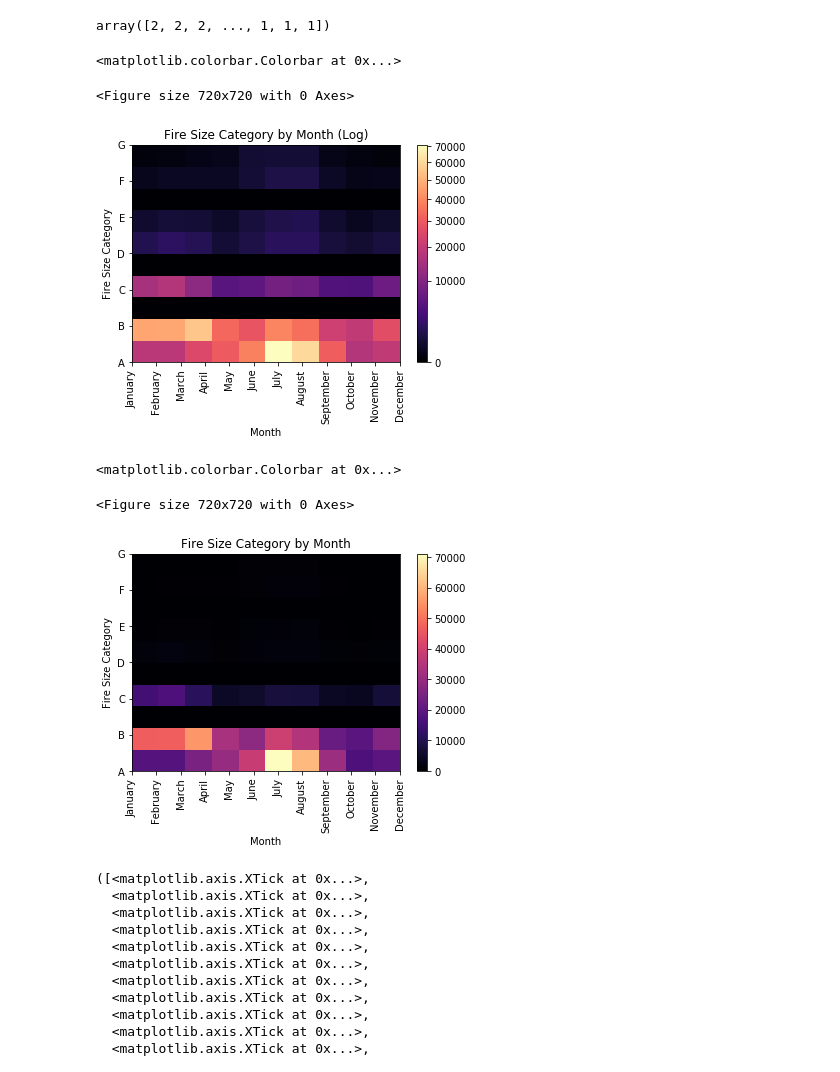
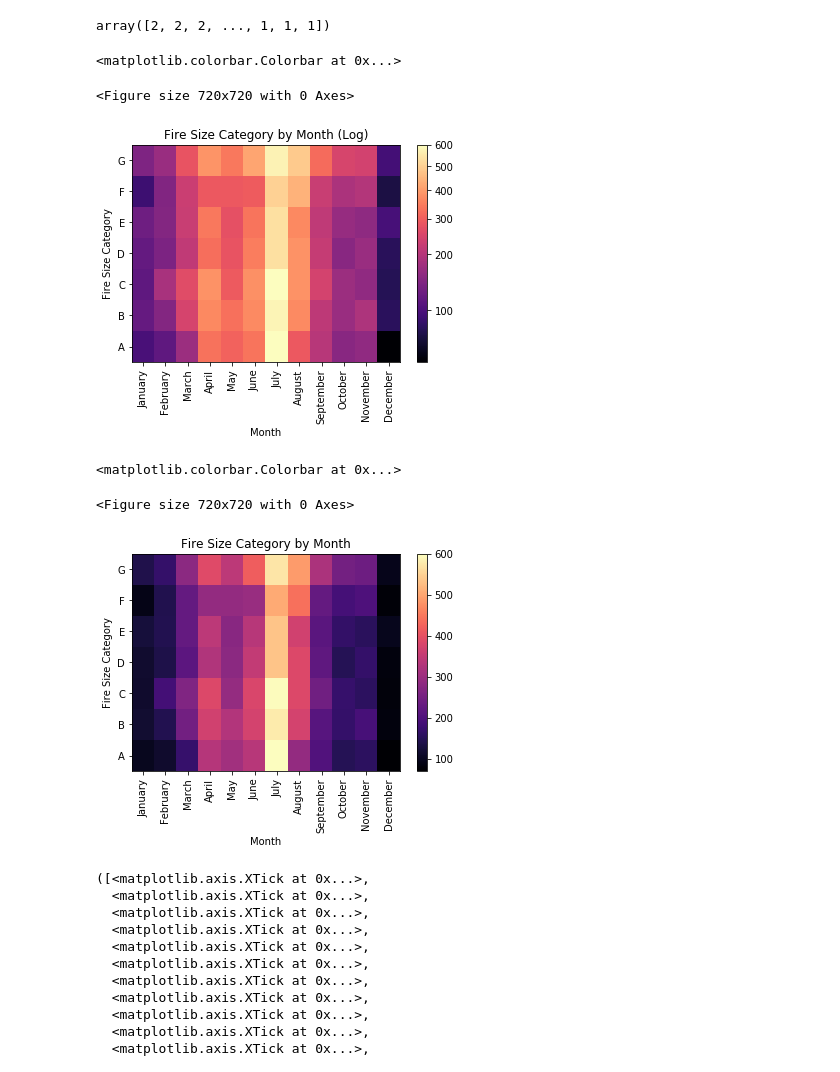
Before and after one commit to li-mc/wildfire_data, a Jupyter notebook: analysis_using_starting_features.ipynb, the cells around one changed output. Saved outputs shown, nothing was run; the diff lists cells and outputs as text; code cells hidden in the pictures.

```diff
--- a/analysis_using_starting_features.ipynb
+++ b/analysis_using_starting_features.ipynb
@@ -115,41 +181,41 @@ array([2, 2, 2, ..., 1, 1, 1])
 # %%
 plt.figure(figsize=(10,10));
 fig, ax = plt.subplots()
 plt.set_cmap('magma')
 import matplotlib.colors as mcolors
 gamma = 0.5
+X_train_feat = np.array(X_train['DISCOVERY_DATETIME']).reshape(-1,1)
 
-h = plt.hist2d(X_train_feat.transpose()[0], np.array(y_train),  norm=mcolors.PowerNorm(gamma))
+h = plt.hist2d(X_train_feat.transpose()[0], np.array(y_train),  norm=mcolors.PowerNorm(gamma), bins=[np.arange(1, 14), np.arange(1,9)])
 
 plt.title("Fire Size Category by Month (Log)")
 plt.xlabel("Month")
 plt.ylabel('Fire Size Category')
-plt.xticks(np.arange(1,13), calendar.month_name[1:13], rotation=90)
-plt.yticks(np.arange(1, 8), ['A', 'B', 'C', 'D', 'E', 'F', 'G'])
+plt.xticks(np.arange(1,13) + .5, calendar.month_name[1:13], rotation=90)
+plt.yticks(np.arange(1, 8) + .5, ['A', 'B', 'C', 'D', 'E', 'F', 'G'])
 fig.colorbar(h[3], ax=ax)
 # %% [output]
 <matplotlib.colorbar.Colorbar at 0x...>
 <Figure size 720x720 with 0 Axes>
-[figure, old version]
+[figure, new version]
 # %%
 plt.figure(figsize=(10,10));
 fig, ax = plt.subplots()
 plt.set_cmap('magma')
 import matplotlib.colors as mcolors
-gamma = 0.5
 
-h = plt.hist2d(X_train_feat.transpose()[0], np.array(y_train))
+h = plt.hist2d(X_train_feat.transpose()[0], np.array(y_train), bins=[np.arange(1, 14), np.arange(1,9)])
 
 plt.title("Fire Size Category by Month")
 plt.xlabel("Month")
 plt.ylabel('Fire Size Category')
-plt.xticks(np.arange(1,13), calendar.month_name[1:13], rotation=90)
-plt.yticks(np.arange(1, 8), ['A', 'B', 'C', 'D', 'E', 'F', 'G'])
+plt.xticks(np.arange(1,13) + .5, calendar.month_name[1:13], rotation=90)
+plt.yticks(np.arange(1, 8) + .5, ['A', 'B', 'C', 'D', 'E', 'F', 'G'])
 fig.colorbar(h[3], ax=ax)
 # %% [output]
 <matplotlib.colorbar.Colorbar at 0x...>
 <Figure size 720x720 with 0 Axes>
-[figure, old version]
+[figure, new version]
 # %%
 X_tr
 # %%
```
Also changed, not shown: parts of 15 cells of this notebook, 12 other files.
